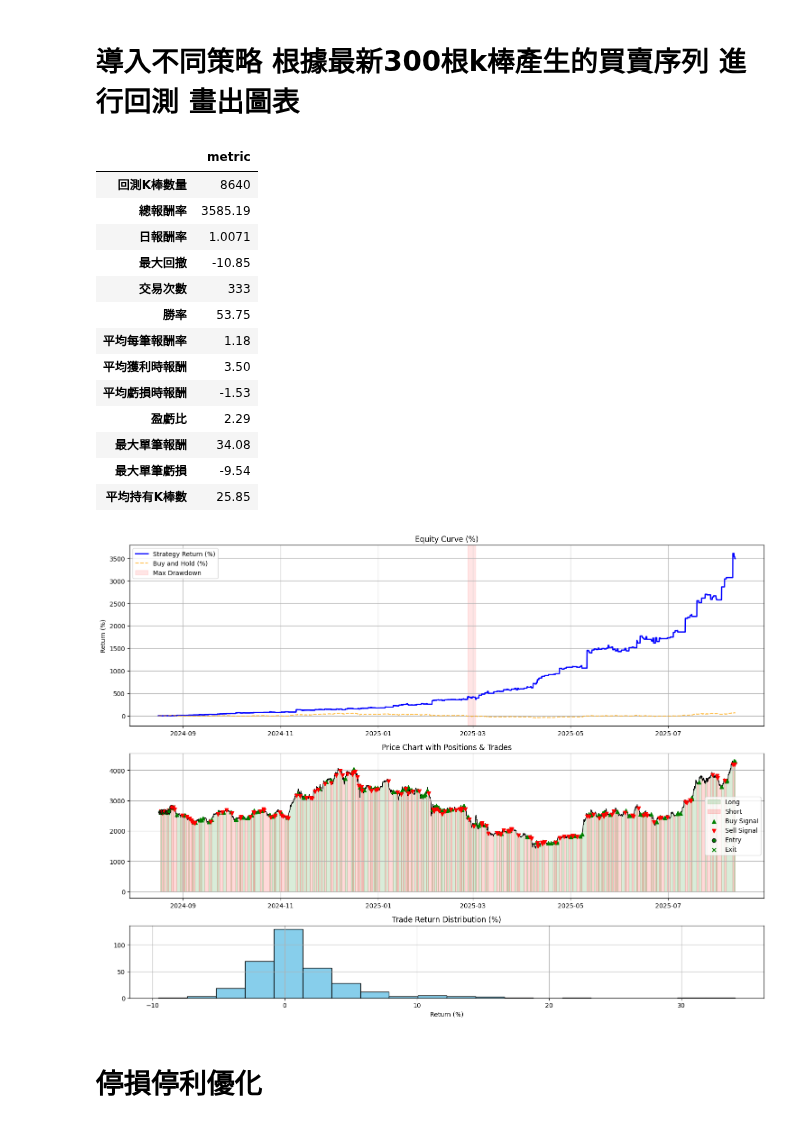
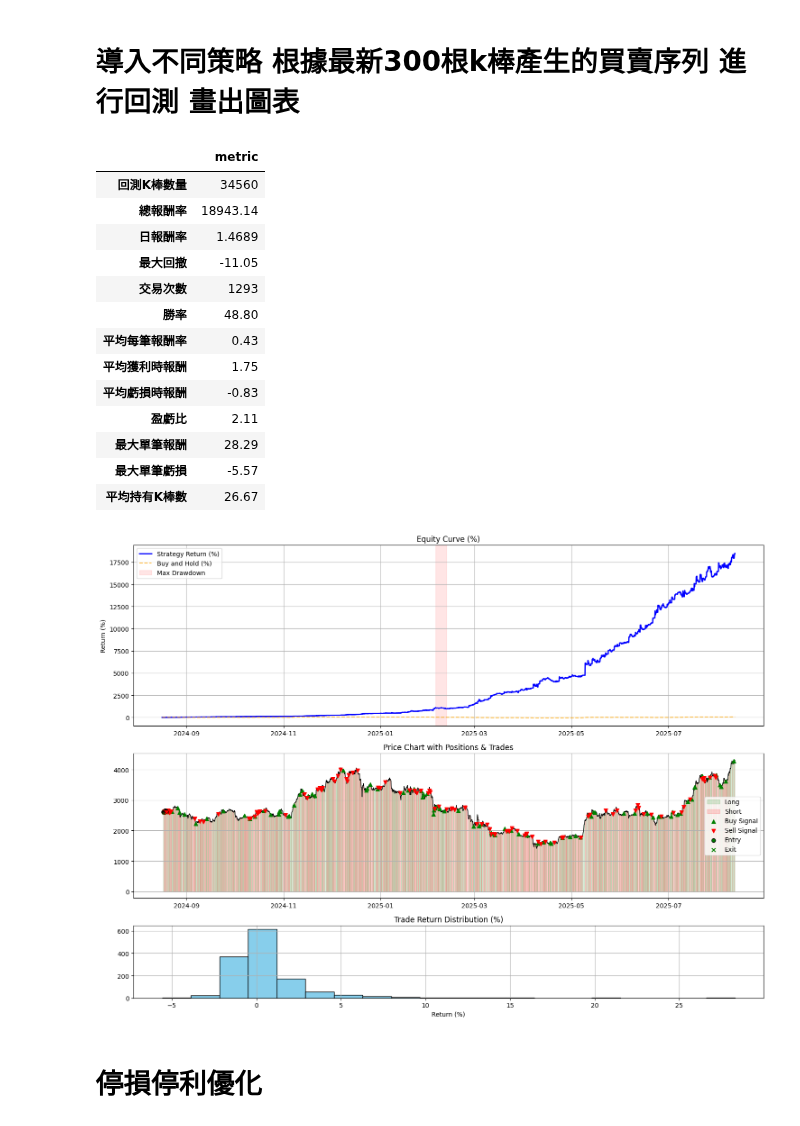
Before and after one commit to skywalker0803r/Vedanta, a Jupyter notebook: backtest_usage.ipynb, the cells around one changed output. Drawn from its saved outputs; the diff is of its cells as text; code cells hidden in the pictures.

```diff
--- a/backtest_usage.ipynb
+++ b/backtest_usage.ipynb
@@ -3,46 +3,46 @@
 # %%
 from Technicalindicatorstrategy import vegas,turtle_strategy
 from Backtest.backtest import backtest_signals
 from Plot.plot import plot_backtest_result
 import pandas as pd
 from datetime import datetime,timedelta
 import warnings
 warnings.filterwarnings('ignore')
 import numpy as np
 np.random.seed(42)  # ✅ 固定隨機性（可重現性）
 import random
 random.seed(42)
 
-df_signals = turtle_strategy.get_signals('ETHUSDT','1h',datetime.now(),24*30*12)
+df_signals = turtle_strategy.get_signals('ETHUSDT','15m',datetime.now(),4*24*30*12)
 
 result = backtest_signals(
     df_signals.copy(),
     initial_capital = 33, # 1000台幣
     fee_rate = 0.0005, # 合約手續費
     leverage = 1, # 槓桿
     allow_short = True, # 是否做空
     stop_loss = None,       # 停損閾值，例如0.05代表5%
     take_profit = None,     # 停利閾值
     capital_ratio = 1, # 每次使用的資金佔比
     max_hold_bars = 100000)  # 最大持有K棒數
 display(pd.DataFrame(result['metric'],index=['metric']).T)
 plot_backtest_result(result)
 # %% [output]
 |  | metric |
-| 回測K棒數量 | 8640 |
-| 總報酬率 | 3585.19 |
-| 日報酬率 | 1.0071 |
-| 最大回撤 | -10.85 |
-| 交易次數 | 333 |
-| 勝率 | 53.75 |
-| 平均每筆報酬率 | 1.18 |
-| 平均獲利時報酬 | 3.50 |
-| 平均虧損時報酬 | -1.53 |
-| 盈虧比 | 2.29 |
-| 最大單筆報酬 | 34.08 |
-| 最大單筆虧損 | -9.54 |
-| 平均持有K棒數 | 25.85 |
+| 回測K棒數量 | 34560 |
+| 總報酬率 | 18943.14 |
+| 日報酬率 | 1.4689 |
+| 最大回撤 | -11.05 |
+| 交易次數 | 1293 |
+| 勝率 | 48.80 |
+| 平均每筆報酬率 | 0.43 |
+| 平均獲利時報酬 | 1.75 |
+| 平均虧損時報酬 | -0.83 |
+| 盈虧比 | 2.11 |
+| 最大單筆報酬 | 28.29 |
+| 最大單筆虧損 | -5.57 |
+| 平均持有K棒數 | 26.67 |
-[figure, old version]
+[figure, new version]
 # %% [markdown]
 # 停損停利優化
 # %%
```
Also changed, not shown: 3 other files.
